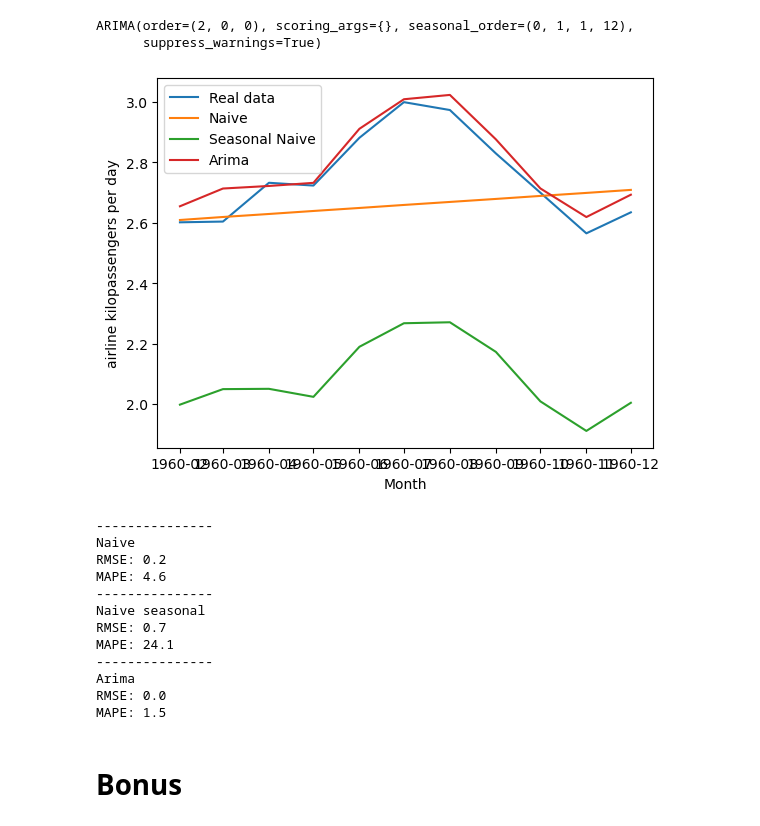
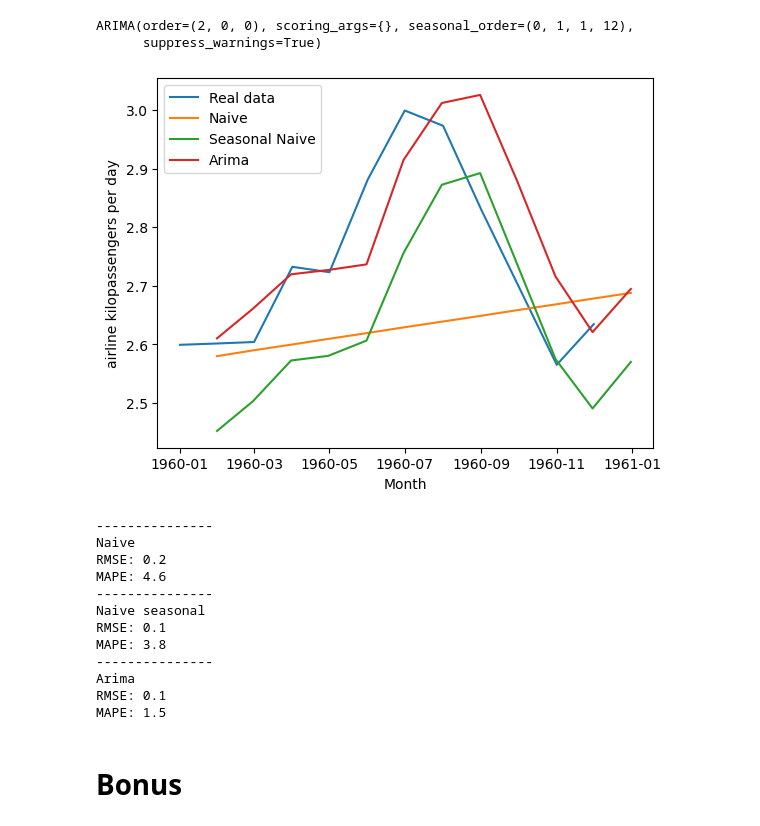
Before and after one commit to ThibaultLaunois/CampNum-12_ML6_time_series, a Jupyter notebook: notebooks/NB2_Time_Series_Forecasts.ipynb, the cells around one changed output. Saved outputs shown, nothing was run; the diff lists cells and outputs as text; code cells hidden in the pictures.

```diff
--- a/notebooks/NB2_Time_Series_Forecasts.ipynb
+++ b/notebooks/NB2_Time_Series_Forecasts.ipynb
@@ -825,18 +825,23 @@ from pmdarima.utils import acf, pacf
 from pmdarima import ARIMA
 from pmdarima.arima import auto_arima
 
-train, test = load_data()
+
+
+# Load dataset
+airline = load_airline()
+
+# Clean & Adjust the data
+airline = airline.dropna()
+airline_adj = airline / airline.index.days_in_month
+train, test = ts_train_test_split(airline_adj, "1959-12-01")
 train_log = np.log(train)
 test_log=np.log(test)
 
-HORIZON = 12  # We plan to make forecasts for the following 12 months
-PERIOD = 12  # Expected period of seasonality
-
-
 # Define models
 naive=NaiveForecaster(strategy='drift')
-seasonal_naive=NaiveForecaster(strategy="mean", sp=12)
-arima=auto_arima(train_log, m=12, seasonal=True, n_jobs=-1)
+seasonal_naive=NaiveForecaster(sp=12)
+# %%
+arima=auto_arima(train_log, m=12, seasonal=True)
 # %%
 # Fit models
 naive.fit(train_log)
@@ -846,25 +851,25 @@ arima.fit(train_log)
 ARIMA(order=(2, 0, 0), scoring_args={}, seasonal_order=(0, 1, 1, 12),
       suppress_warnings=True)
 # %%
-fh = ForecastingHorizon(test_log.index, is_relative=None)
+fh = ForecastingHorizon(test.index, is_relative=False)
 
 # Create predictions
 pred_naive=naive.predict(fh)
 pred_seasonal_naive=seasonal_naive.predict(fh)
 pred_arima=arima.predict(len(test_log))
 
 # Plot predictions
-plt.plot(test_log, label="Real data")
+plt.plot(test_log.index.to_timestamp(), test_log.values, label="Real data")
 plt.plot(pred_naive, label='Naive')
 plt.plot(pred_seasonal_naive, label="Seasonal Naive")
 plt.plot(pred_arima, label="Arima")
 
 plt.ylabel("airline kilopassengers per day")
 plt.xlabel("Month")
 plt.legend()
 plt.show()
 # %% [output]
-[figure, old version]
+[figure, new version]
 # %%
 for name, pred in zip(["Naive","Naive seasonal","Arima"], [pred_naive, pred_seasonal_naive, pred_arima]):
     print("-"*15)
@@ -878,11 +883,11 @@ RMSE: 0.2
 MAPE: 4.6
 ---------------
 Naive seasonal
-RMSE: 0.7
-MAPE: 24.1
+RMSE: 0.1
+MAPE: 3.8
 ---------------
 Arima
-RMSE: 0.0
+RMSE: 0.1
 MAPE: 1.5
 # %% [markdown]
 # Bonus
```
Also changed, not shown: 1 other file.
